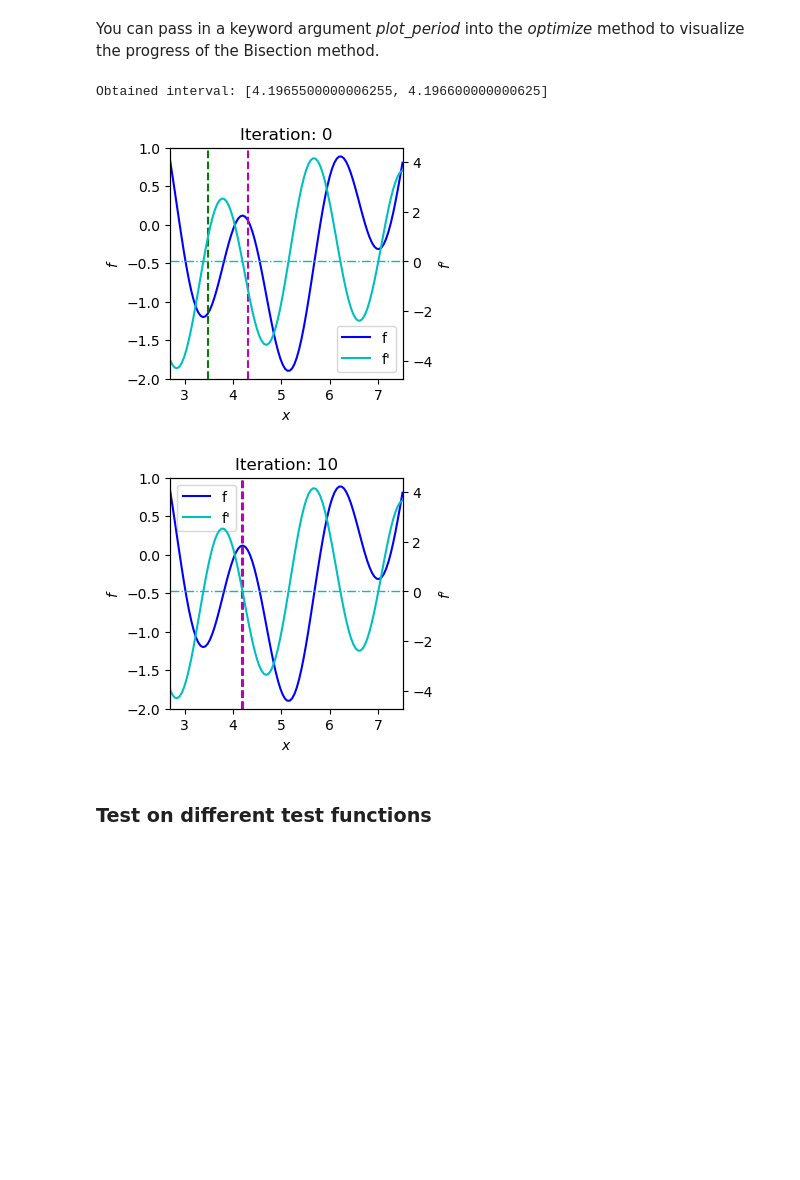
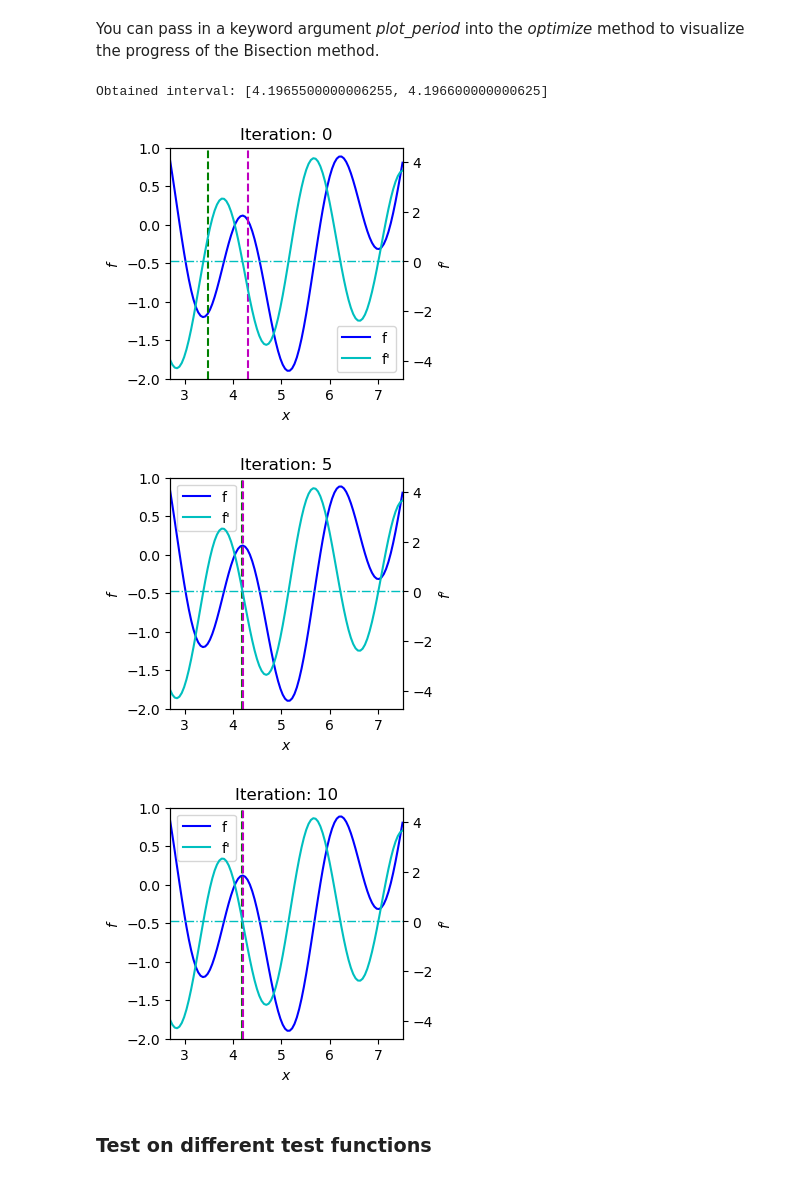
Before and after one commit to MIE424-2023/Lab2-Sol, a Jupyter notebook: lab2-sol.ipynb, the cells around one changed output. Drawn from its saved outputs; the diff is of its cells as text; code cells hidden in the pictures; blank space fills up the shorter version.

```diff
--- a/lab2-sol.ipynb
+++ b/lab2-sol.ipynb
@@ -74,7 +74,6 @@ class Problem2(UnivariateFunction):
         # Your code here
 
         return math.cos(x) + 10/3*math.cos(10/3*x)
-        return
         ####################################
 
 
@@ -82,5 +81,4 @@ class Problem2(UnivariateFunction):
         ####################################
         # Your code here
         return math.sin(x) + math.sin(10/3*x)
-        return
         ####################################
@@ -181,7 +181,7 @@ class BisectionOptimizer(Optimizer):
             y = func(x)                 # Function value at the midpoint
             if y == 0:
                 a, b = x, x
-            elif (y > 0 and ya > 0) or (y < 0 and ya < 0):
+            elif y * ya > 0:
                 a = x
             else:
                 b = x
@@ -246,12 +246,13 @@ Number of iterations: 14 (tol=0.0001)
 # %% [markdown]
 You can pass in a keyword argument *plot_period* into the *optimize* method to visualize the progress of the Bisection method.
 # %%
-a, b = optimizer.optimize(plot_period=10)
+a, b = optimizer.optimize(plot_period=5)
 print(f"Obtained interval: [{a}, {b}]")
 # %% [output]
 Obtained interval: [4.1965500000006255, 4.196600000000625]
 [figure]
-[figure, old version]
+[figure, new version]
+[figure, added]
 # %% [markdown]
 ### Test on different test functions
 # %% [markdown]
```
Also changed, not shown: parts of 1 cell of this notebook.
